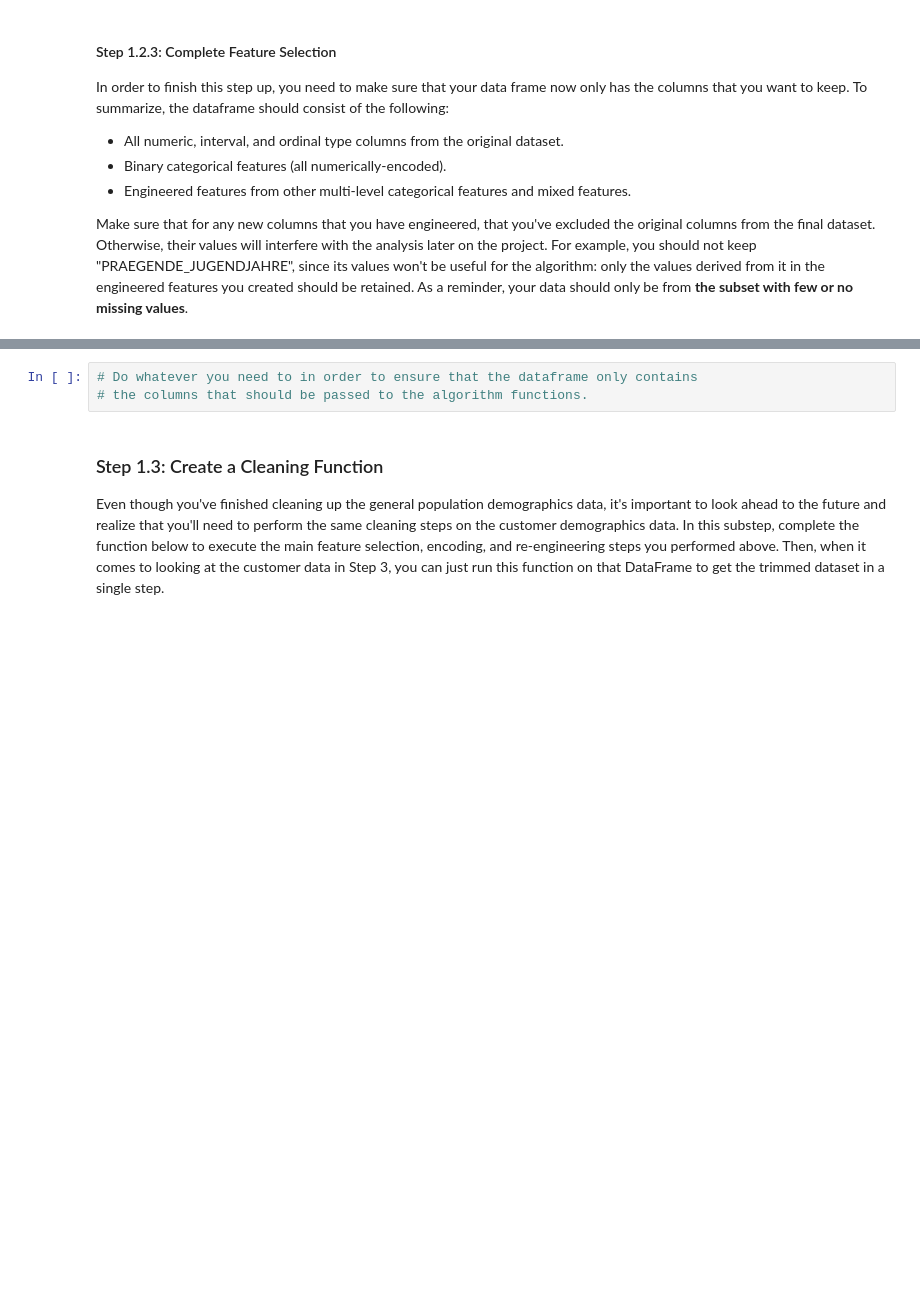
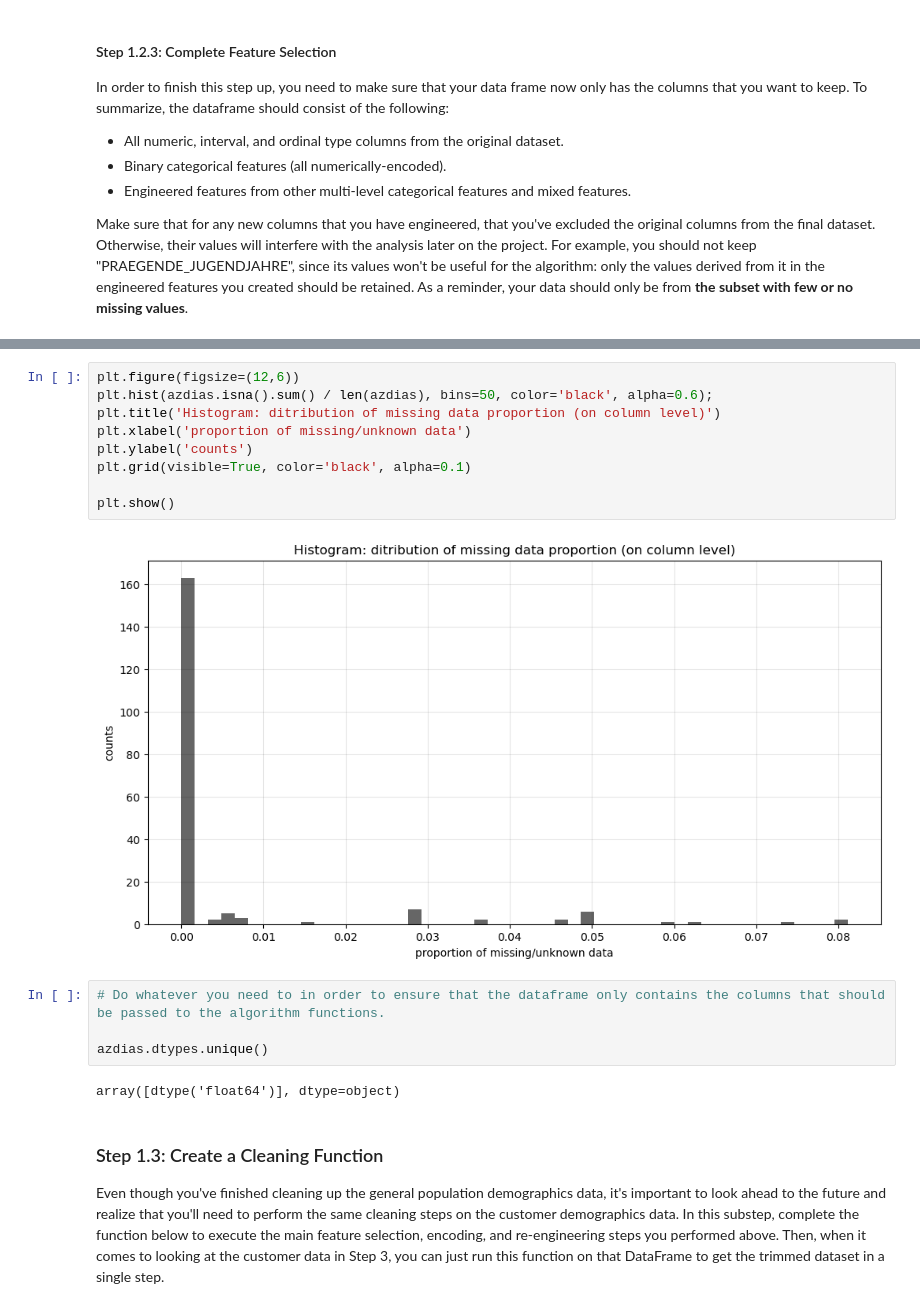
Before and after one commit to dorottyawinter/identify_customer_segments, a Jupyter notebook: Identify_Customer_Segments.ipynb, the cells around one changed output, grey strips where cells are left out. Cells and saved outputs as stored; diff of their text form; blank space fills up the shorter version.

```diff
--- a/Identify_Customer_Segments.ipynb
+++ b/Identify_Customer_Segments.ipynb
@@ -692,6 +711,20 @@ Make sure that for any new columns that you have engineered, that you've exclude
+# %%
+plt.figure(figsize=(12,6))
+plt.hist(azdias.isna().sum() / len(azdias), bins=50, color='black', alpha=0.6);
+plt.title('Histogram: ditribution of missing data proportion (on column level)')
+plt.xlabel('proportion of missing/unknown data')
+plt.ylabel('counts')
+plt.grid(visible=True, color='black', alpha=0.1)
+
+plt.show()
+# %% [output]
+[figure, added]
 # %%
-# Do whatever you need to in order to ensure that the dataframe only contains
-# the columns that should be passed to the algorithm functions.
+# Do whatever you need to in order to ensure that the dataframe only contains the columns that should be passed to the algorithm functions.
+
+azdias.dtypes.unique()
+# %% [output]
+array([dtype('float64')], dtype=object)
 # %% [markdown]
 ### Step 1.3: Create a Cleaning Function
 
```
Also changed, not shown: parts of 2 cells of this notebook.
